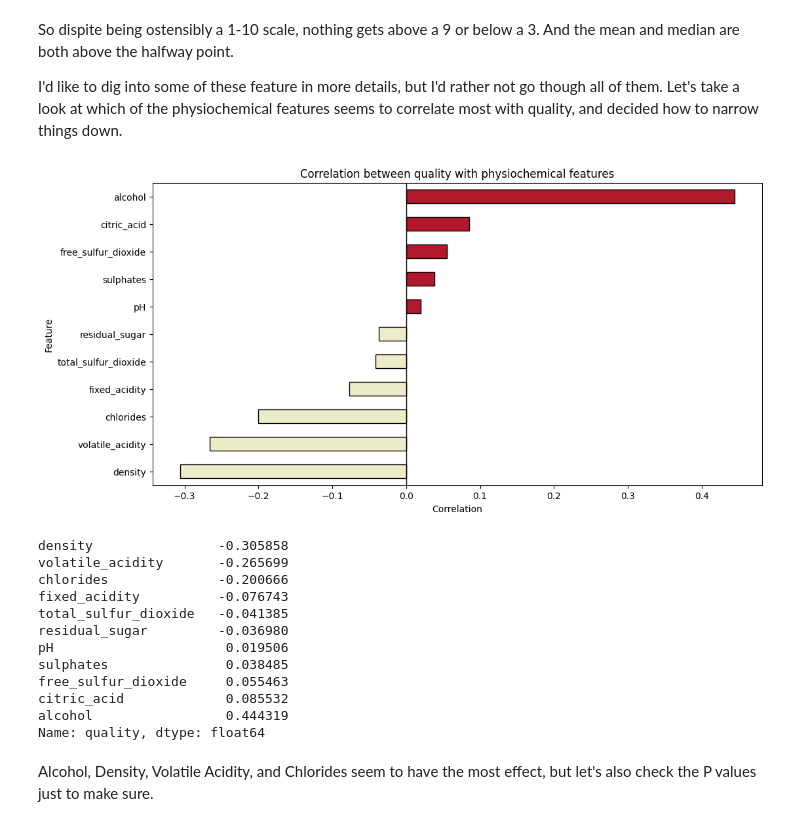
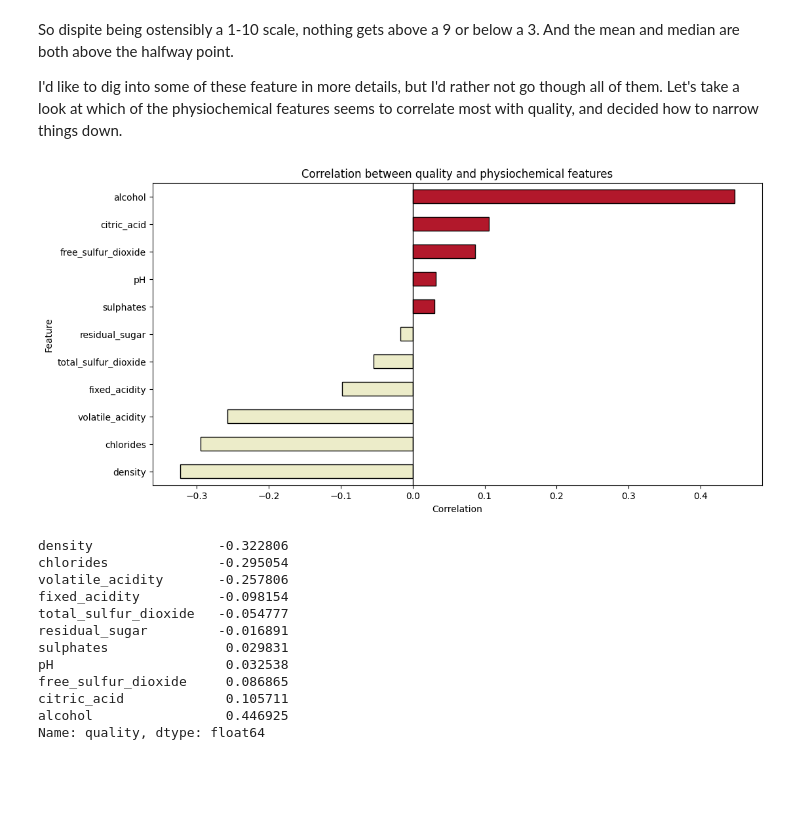
Before and after one commit to jklydev/everything-counts-summative-1, a Jupyter notebook: wine.ipynb, the cells around one changed output. Saved outputs shown, nothing was run; the diff lists cells and outputs as text; code cells hidden in the pictures; blank space fills up the shorter version.

```diff
--- a/wine.ipynb
+++ b/wine.ipynb
@@ -24,7 +25,7 @@ So we see that there are 5 parts to this data set.
 
 Now if we were training a model to predict quality then keeping out data seperated into `features` and `targets` would be useful. But since we're just exploring we're going to focus on the whole dataset, as stored in `original`.
 # %%
-wine_quality = wine_quality_dataset.data.original
+wine_quality: pd.DataFrame = wine_quality_dataset.data.original
 
 wine_quality.head()
 # %% [output]
@@ -100,40 +100,42 @@ So dispite being ostensibly a 1-10 scale, nothing gets above a 9 or below a 3. A
 
 I'd like to dig into some of these feature in more details, but I'd rather not go though all of them. Let's take a look at which of the physiochemical features seems to correlate most with quality, and decided how to narrow things down.
 # %%
-quality_correlations = (
-    wine_quality.corr(numeric_only=True)["quality"]
+def get_quality_correlations(wines: pd.DataFrame)-> pd.Series: # We'll see later why we want this as a function
+    return (wines.corr(
+        numeric_only=True,
+        method='spearman'
+        )["quality"]
     .drop(index="quality")
-    .sort_values()
-)
+    .sort_values())
+
+quality_correlations = get_quality_correlations(wine_quality)
 
 bar_colors = quality_correlations.apply(
     lambda value: "#ececc9" if value < 0 else "#b2182b"
 )
 
 plt.figure(figsize=(12, 6))
 quality_correlations.plot(
     kind="barh", color=bar_colors, edgecolor="black"
 )
 plt.axvline(0, color="black", linewidth=1)
 plt.title("Correlation between quality and physiochemical features")
 plt.xlabel("Correlation")
 plt.ylabel("Feature")
 plt.show()
 
 quality_correlations
 # %% [output]
-[figure, old version]
+[figure, new version]
-density                -0.305858
-volatile_acidity       -0.265699
-chlorides              -0.200666
-fixed_acidity          -0.076743
-total_sulfur_dioxide   -0.041385
-residual_sugar         -0.036980
-pH                      0.019506
-sulphates               0.038485
-free_sulfur_dioxide     0.055463
-citric_acid             0.085532
-alcohol                 0.444319
+density                -0.322806
+chlorides              -0.295054
+volatile_acidity       -0.257806
+fixed_acidity          -0.098154
+total_sulfur_dioxide   -0.054777
+residual_sugar         -0.016891
+sulphates               0.029831
+pH                      0.032538
+free_sulfur_dioxide     0.086865
+citric_acid             0.105711
+alcohol                 0.446925
 Name: quality, dtype: float64
-# %% [markdown]
-Alcohol, Density, Volatile Acidity, and Chlorides seem to have the most effect, but let's also check the P values just to make sure.
```
Also changed, not shown: parts of 16 cells of this notebook.
